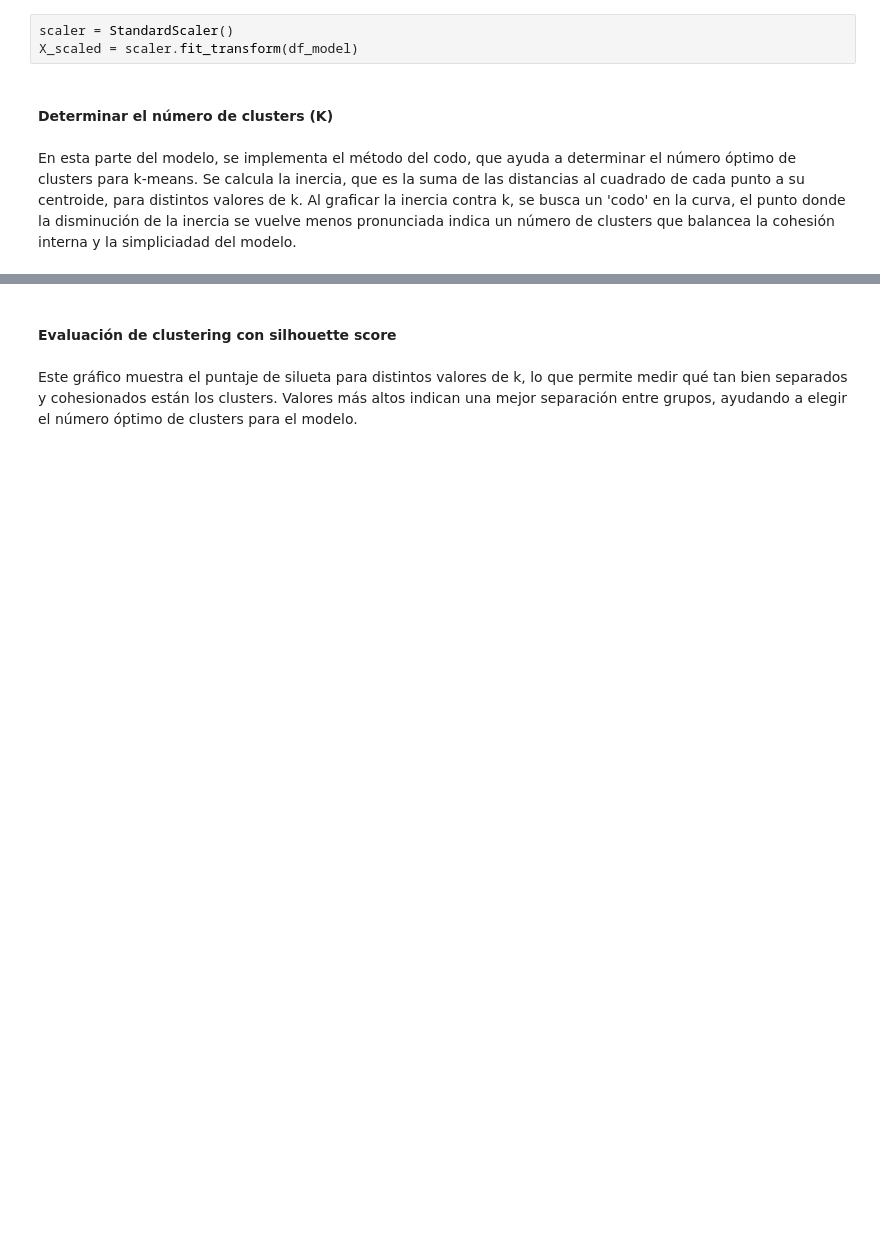
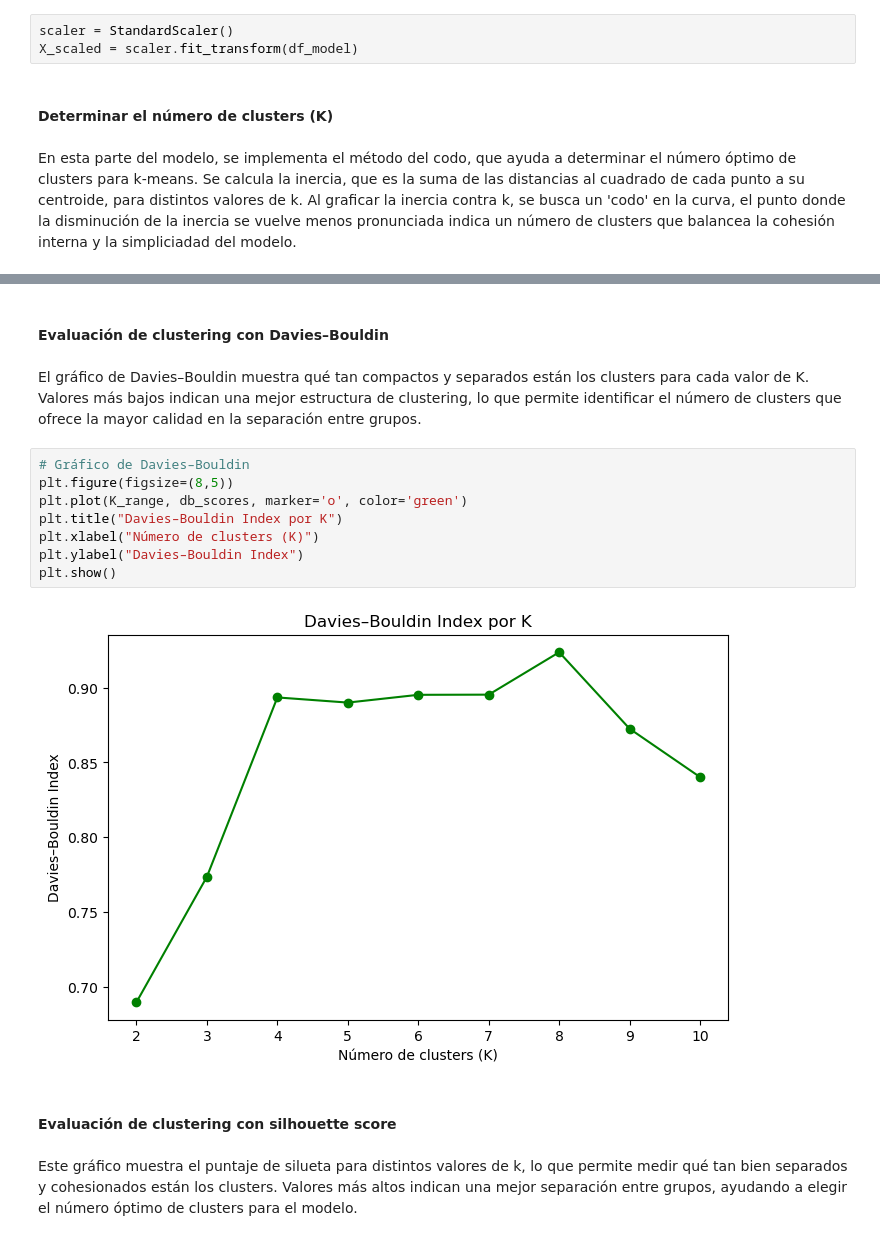
Before and after one commit to scarletabreu/bi-contraloria-dw-mineria, a Jupyter notebook: Modelo de mineria de datos de CGR.ipynb, the cells around one changed output, grey strips where cells are left out. Saved outputs shown, nothing was run; the diff lists cells and outputs as text; blank space fills up the shorter version.

```diff
--- a/Modeo de mineria de datos de CGR.ipynb
+++ b/Modelo de mineria de datos de CGR.ipynb
@@ -118,3 +128,17 @@ plt.show()
+# %% [markdown]
+#### Evaluación de clustering con Davies–Bouldin
+# %% [markdown]
+El gráfico de Davies–Bouldin muestra qué tan compactos y separados están los clusters para cada valor de K. Valores más bajos indican una mejor estructura de clustering, lo que permite identificar el número de clusters que ofrece la mayor calidad en la separación entre grupos.
+# %%
+# Gráfico de Davies–Bouldin
+plt.figure(figsize=(8,5))
+plt.plot(K_range, db_scores, marker='o', color='green')
+plt.title("Davies–Bouldin Index por K")
+plt.xlabel("Número de clusters (K)")
+plt.ylabel("Davies–Bouldin Index")
+plt.show()
+# %% [output]
+[figure, added]
 # %% [markdown]
 #### Evaluación de clustering con silhouette score
 # %% [markdown]
```
Also changed, not shown: parts of 3 cells of this notebook.
